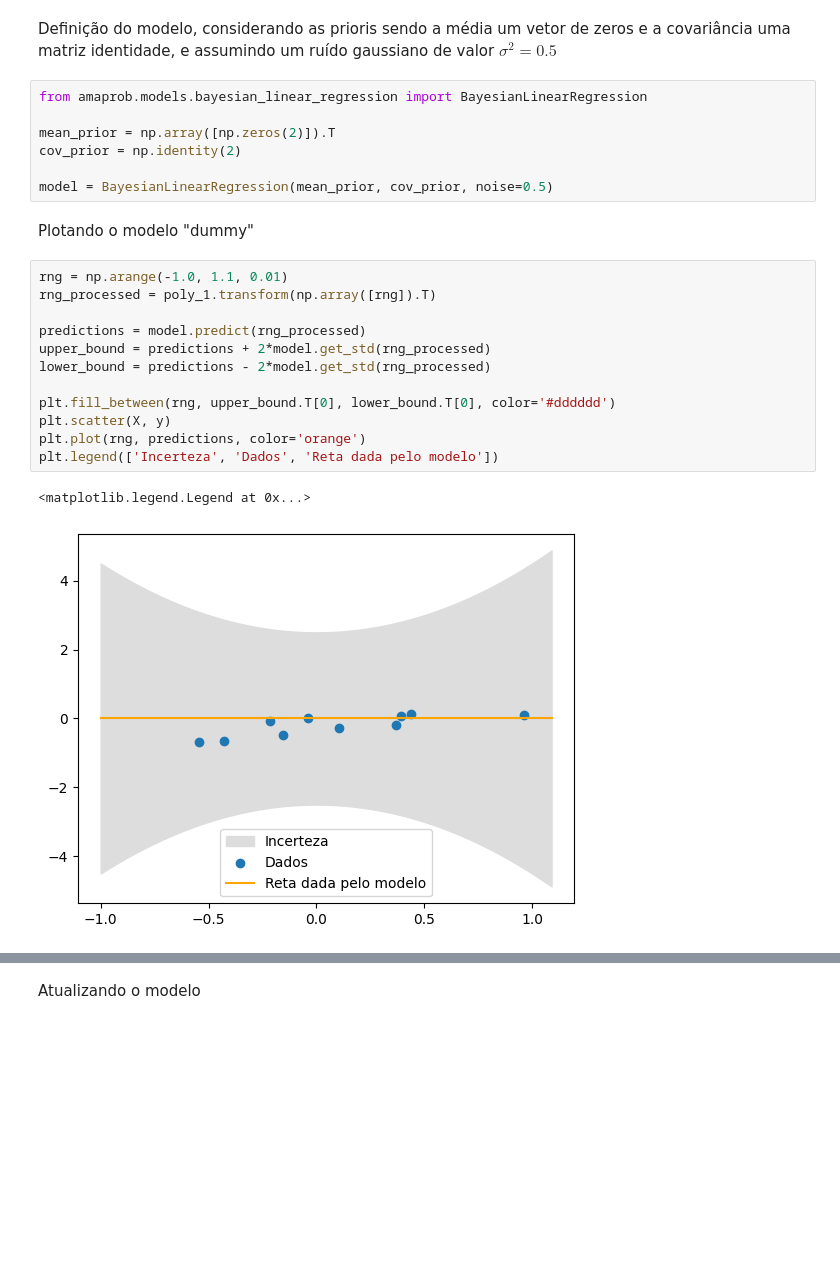
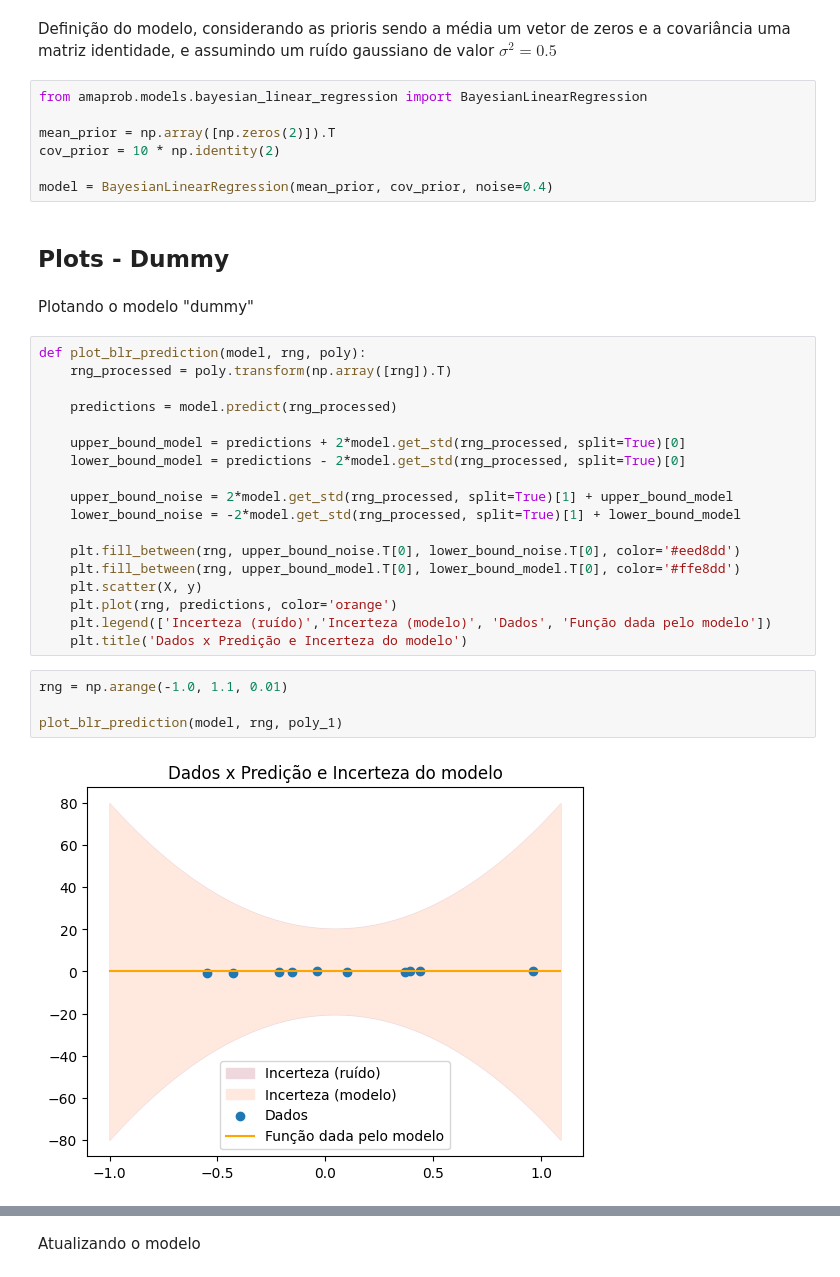
Before and after one commit to rabdiego/probabilistic_ml, a Jupyter notebook: src/trab2.ipynb, the cells around one changed output, grey strips where cells are left out. Saved outputs shown, nothing was run; the diff lists cells and outputs as text; blank space fills up the shorter version.

```diff
--- a/src/trab2.ipynb
+++ b/src/trab2.ipynb
@@ -30,23 +34,34 @@ Definição do modelo, considerando as prioris sendo a média um vetor de zeros
 from amaprob.models.bayesian_linear_regression import BayesianLinearRegression
 
 mean_prior = np.array([np.zeros(2)]).T
-cov_prior = np.identity(2)
+cov_prior = 10 * np.identity(2)
 
-model = BayesianLinearRegression(mean_prior, cov_prior, noise=0.5)
+model = BayesianLinearRegression(mean_prior, cov_prior, noise=0.4)
+# %% [markdown]
+## Plots - Dummy
 # %% [markdown]
 Plotando o modelo "dummy"
 # %%
-rng = np.arange(-1.0, 1.1, 0.01)
-rng_processed = poly_1.transform(np.array([rng]).T)
+def plot_blr_prediction(model, rng, poly):
+    rng_processed = poly.transform(np.array([rng]).T)
 
-predictions = model.predict(rng_processed)
-upper_bound = predictions + 2*model.get_std(rng_processed)
-lower_bound = predictions - 2*model.get_std(rng_processed)
+    predictions = model.predict(rng_processed)
 
-plt.fill_between(rng, upper_bound.T[0], lower_bound.T[0], color='#dddddd')
-plt.scatter(X, y)
-plt.plot(rng, predictions, color='orange')
-plt.legend(['Incerteza', 'Dados', 'Reta dada pelo modelo'])
+    upper_bound_model = predictions + 2*model.get_std(rng_processed, split=True)[0]
+    lower_bound_model = predictions - 2*model.get_std(rng_processed, split=True)[0]
+
+    upper_bound_noise = 2*model.get_std(rng_processed, split=True)[1] + upper_bound_model
+    lower_bound_noise = -2*model.get_std(rng_processed, split=True)[1] + lower_bound_model
+
+    plt.fill_between(rng, upper_bound_noise.T[0], lower_bound_noise.T[0], color='#eed8dd')
+    plt.fill_between(rng, upper_bound_model.T[0], lower_bound_model.T[0], color='#ffe8dd')
+    plt.scatter(X, y)
+    plt.plot(rng, predictions, color='orange')
+    plt.legend(['Incerteza (ruído)','Incerteza (modelo)', 'Dados', 'Função dada pelo modelo'])
+    plt.title('Dados x Predição e Incerteza do modelo')
-# %% [output]
-<matplotlib.legend.Legend at 0x...>
-[figure, removed]
+# %%
+rng = np.arange(-1.0, 1.1, 0.01)
+
+plot_blr_prediction(model, rng, poly_1)
+# %% [output]
+[figure, added]
```
Also changed, not shown: parts of 21 cells of this notebook, 2 other files.
